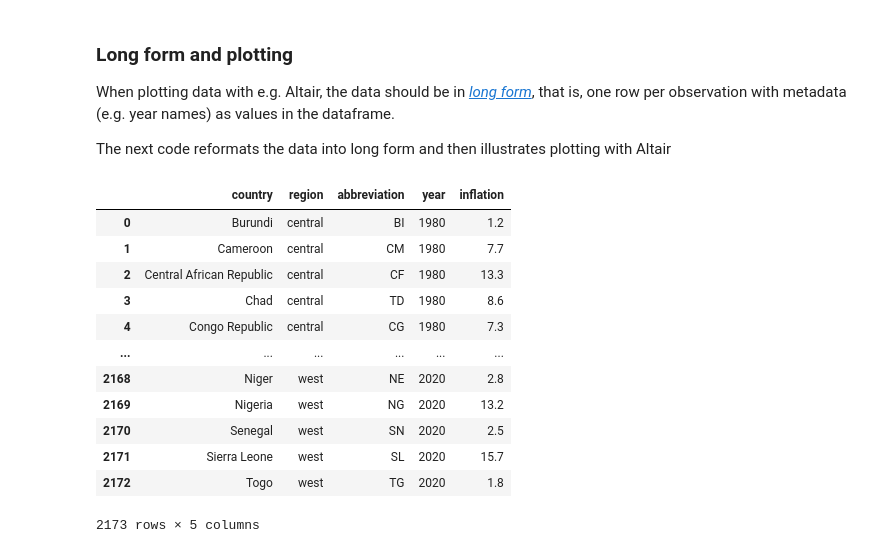
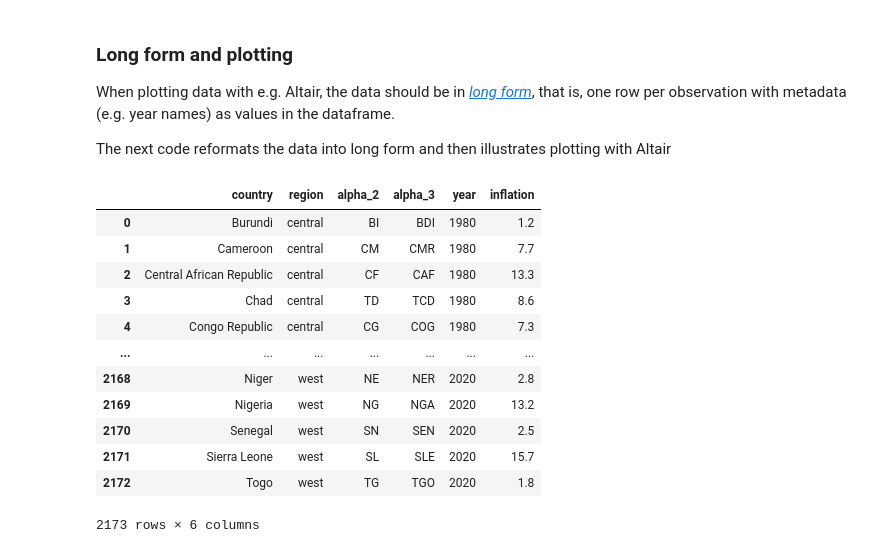
Before and after one commit to africadatahub/adh-africa-inflation, a Jupyter notebook: africa_inflation_data.ipynb, the cells around one changed output. Saved outputs shown, nothing was run; the diff lists cells and outputs as text; code cells hidden in the pictures.

```diff
--- a/africa_inflation_data.ipynb
+++ b/africa_inflation_data.ipynb
@@ -55,0 +40,17 @@ country_code_df
+# %%
+def strip_to_str(val: str) -> str:
+    return re.sub(r'\s{0,}"([^"]+)"', r"\1", val)
+
+def strip_to_int(val: str) -> int:
+    return int(strip_to_str(val))
+
+def strip_to_float(val: str) -> float:
+    return float(strip_to_str(val))
+
+country_code_df = pd.read_csv('https://gist.githubusercontent.com/tadast/8827699/raw/f5cac3d42d16b78348610fc4ec301e9234f82821/countries_codes_and_coordinates.csv',
+                              quotechar='"', skiprows=1, converters={
+                                  'alpha_2': strip_to_str, 'alpha_3': strip_to_str,
+                                  'numeric': strip_to_int, 'latitude_avg': strip_to_float, 'longitude_avg': strip_to_float
+                              },
+                              index_col=0, names=['country', 'alpha_2', 'alpha_3', 'numeric', 'latitude_avg', 'longitude_avg'])
+country_code_df
@@ -87,7 +103,7 @@ africa_country_to_name = {
     'Gambia': 'Gambia, The'
 }
 for country in all_africa_df.Abbreviation:
-    if country not in imf_inflation_data.index:
+    if country not in country_code_df.index:
         if country not in africa_country_to_name:
             print(country)
 # %% [output]
@@ -119,7 +134,8 @@ for country in all_africa_df.Abbreviation:
     else:
         raise ValueError('Cannot lookup country: ' + country)
 
-    abbrev = country_code_df.loc[lookup_name, 'Code']
+    code_2 = country_code_df.loc[lookup_name, 'alpha_2']
+    code_3 = country_code_df.loc[lookup_name, 'alpha_3']
 
     if country in imf_inflation_data.index:
         lookup_name = country
@@ -127,8 +143,8 @@ for country in all_africa_df.Abbreviation:
         lookup_name = africa_country_to_imf_name[country]
 
     inflation_data = list(imf_inflation_data.loc[lookup_name])
-    data[country] = [region, abbrev] + inflation_data
-inflation_df = pd.DataFrame.from_dict(data, orient='index', columns=['region', 'abbreviation'] + list(imf_inflation_data.columns)).replace('no data', np.nan)
+    data[country] = [region, code_2, code_3] + inflation_data
+inflation_df = pd.DataFrame.from_dict(data, orient='index', columns=['region', 'alpha_2', 'alpha_3'] + list(imf_inflation_data.columns)).replace('no data', np.nan)
 inflation_df.index.name = 'country'
 inflation_df
 # %% [output]
@@ -166,22 +182,22 @@ When plotting data with e.g. Altair, the data should be in [*long form*](https:/
 
 The next code reformats the data into long form and then illustrates plotting with Altair
 # %%
-inflation_longform_df = inflation_df.reset_index().melt(['country', 'region', 'abbreviation'], var_name=['year'], value_name='inflation')
+inflation_longform_df = inflation_df.reset_index().melt(['country', 'region', 'alpha_2', 'alpha_3'], var_name=['year'], value_name='inflation')
 inflation_longform_df
 # %% [output]
-|  | country | region | abbreviation | year | inflation |
-| 0 | Burundi | central | BI | 1980 | 1.2 |
-| 1 | Cameroon | central | CM | 1980 | 7.7 |
-| 2 | Central African Republic | central | CF | 1980 | 13.3 |
-| 3 | Chad | central | TD | 1980 | 8.6 |
-| 4 | Congo Republic | central | CG | 1980 | 7.3 |
-| ... | ... | ... | ... | ... | ... |
-| 2168 | Niger | west | NE | 2020 | 2.8 |
-| 2169 | Nigeria | west | NG | 2020 | 13.2 |
-| 2170 | Senegal | west | SN | 2020 | 2.5 |
-| 2171 | Sierra Leone | west | SL | 2020 | 15.7 |
-| 2172 | Togo | west | TG | 2020 | 1.8 |
+|  | country | region | alpha_2 | alpha_3 | year | inflation |
+| 0 | Burundi | central | BI | BDI | 1980 | 1.2 |
+| 1 | Cameroon | central | CM | CMR | 1980 | 7.7 |
+| 2 | Central African Republic | central | CF | CAF | 1980 | 13.3 |
+| 3 | Chad | central | TD | TCD | 1980 | 8.6 |
+| 4 | Congo Republic | central | CG | COG | 1980 | 7.3 |
+| ... | ... | ... | ... | ... | ... | ... |
+| 2168 | Niger | west | NE | NER | 2020 | 2.8 |
+| 2169 | Nigeria | west | NG | NGA | 2020 | 13.2 |
+| 2170 | Senegal | west | SN | SEN | 2020 | 2.5 |
+| 2171 | Sierra Leone | west | SL | SLE | 2020 | 15.7 |
+| 2172 | Togo | west | TG | TGO | 2020 | 1.8 |
-2173 rows × 5 columns
+2173 rows × 6 columns
 # %%
 alt.Chart(inflation_longform_df[inflation_longform_df.country.isin(['South Africa', 'Kenya'])]).mark_line().encode(x=alt.X('year:O', title='Year'),
                                                                                                                    y=alt.Y('inflation', title='Inflation (%)'),
```
Also changed, not shown: parts of 7 cells of this notebook, 4 other files.
